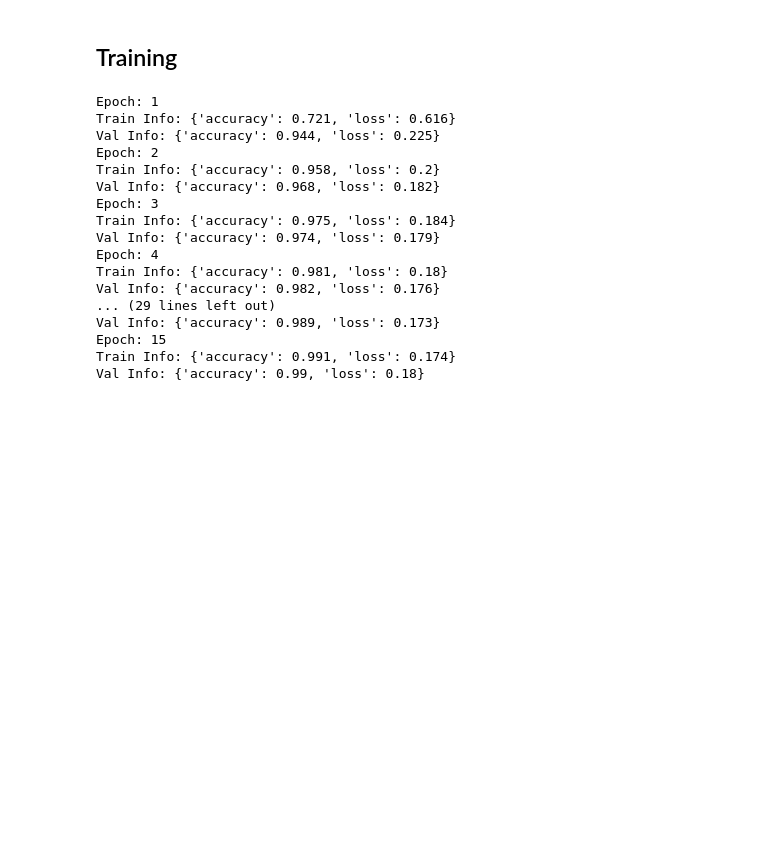
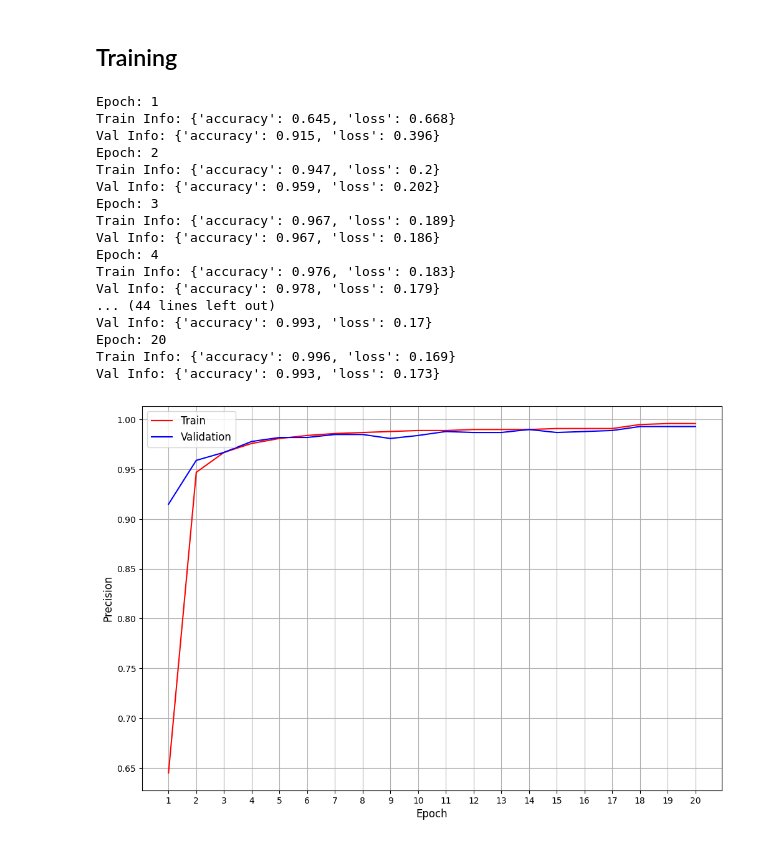
Before and after one commit to amir7697/nameh-khan, a Jupyter notebook: training/training.ipynb, the cells around one changed output. Drawn from its saved outputs; the diff is of its cells as text; code cells hidden in the pictures; blank space fills up the shorter version.

Commit message:
train model completely

```diff
--- a/training/training.ipynb
+++ b/training/training.ipynb
@@ -35,7 +36,7 @@ MODEL_PATH = 'models/best_model_accuracy={:.0f}.pth'
 ## Parameters
 # %%
 TRAINING_PARAMS = {
-    'epochs': 15,
+    'epochs': 20,
     'test_size': 0.2,
     'learning_rate': 0.001,
     'random_state': 42,
@@ -307,19 +308,31 @@ for i in range(TRAINING_PARAMS['epochs']):
         torch.save(model.state_dict(), 'models/best_model.pth')
 # %% [output]
 Epoch: 1
-Train Info: {'accuracy': 0.721, 'loss': 0.616}
-Val Info: {'accuracy': 0.944, 'loss': 0.225}
+Train Info: {'accuracy': 0.645, 'loss': 0.668}
+Val Info: {'accuracy': 0.915, 'loss': 0.396}
 Epoch: 2
-Train Info: {'accuracy': 0.958, 'loss': 0.2}
-Val Info: {'accuracy': 0.968, 'loss': 0.182}
+Train Info: {'accuracy': 0.947, 'loss': 0.2}
+Val Info: {'accuracy': 0.959, 'loss': 0.202}
 Epoch: 3
-Train Info: {'accuracy': 0.975, 'loss': 0.184}
-Val Info: {'accuracy': 0.974, 'loss': 0.179}
+Train Info: {'accuracy': 0.967, 'loss': 0.189}
+Val Info: {'accuracy': 0.967, 'loss': 0.186}
 Epoch: 4
-Train Info: {'accuracy': 0.981, 'loss': 0.18}
-Val Info: {'accuracy': 0.982, 'loss': 0.176}
-... (29 lines left out)
-Val Info: {'accuracy': 0.989, 'loss': 0.173}
-Epoch: 15
-Train Info: {'accuracy': 0.991, 'loss': 0.174}
-Val Info: {'accuracy': 0.99, 'loss': 0.18}
+Train Info: {'accuracy': 0.976, 'loss': 0.183}
+Val Info: {'accuracy': 0.978, 'loss': 0.179}
+... (44 lines left out)
+Val Info: {'accuracy': 0.993, 'loss': 0.17}
+Epoch: 20
+Train Info: {'accuracy': 0.996, 'loss': 0.169}
+Val Info: {'accuracy': 0.993, 'loss': 0.173}
+# %%
+plt.figure(figsize=(12, 8))
+plt.plot([x + 1 for x in range(20)], train_accs, color='r', label='Train')
+plt.plot([x + 1 for x in range(20)], validation_accs, color='b', label='Validation')
+plt.xticks([x + 1 for x in range(20)])
+plt.legend(fontsize=12)
+plt.xlabel('Epoch', fontsize=12)
+plt.ylabel('Precision', fontsize=12)
+plt.grid()
+plt.show()
+# %% [output]
+[figure, added]
```
Also changed, not shown: parts of 1 cell of this notebook, 5 other files.
